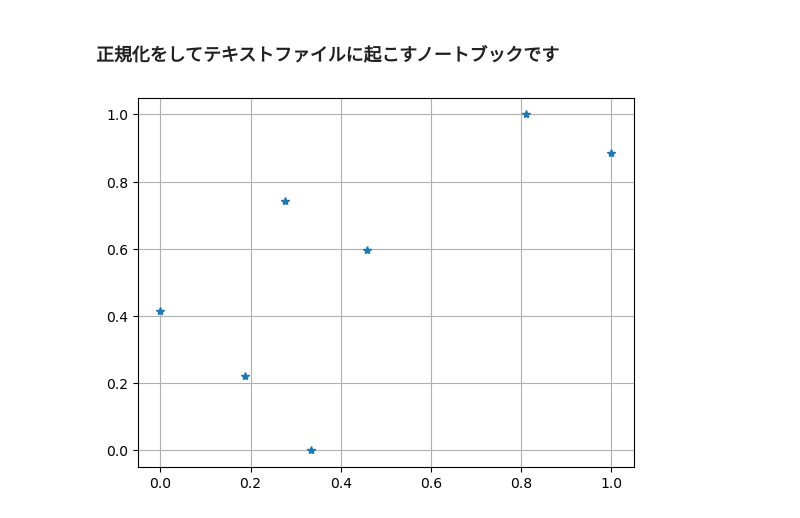
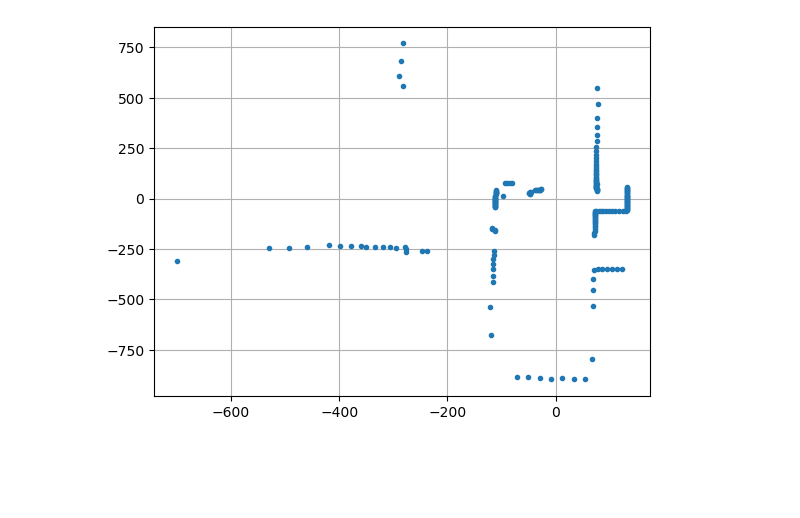
Before and after one commit to kiyotchitala/ipynb_pointnet, a Jupyter notebook: normalize.ipynb, the cells around one changed output. Cells and saved outputs as stored; diff of their text form; code cells hidden in the pictures; blank space fills up the shorter version.

```diff
--- a/normalize.ipynb
+++ b/normalize.ipynb
@@ -1,20 +1,18 @@
-# %% [markdown]
-### 正規化をしてテキストファイルに起こすノートブックです
 # %%
 from self_pack import plot_points
 from matplotlib import pyplot as plt
 path = r'C:\Users\wtana\Desktop\LiDAR_cm\lidar_txt_files\wall_1.txt'
 #plotの範囲を全部にするならxmin and xmax に-1
 #normalizeするなら1
 #しないなら0
-x,y,no = normalize_points(path,xmin=-200,xmax=0,ymin=-500,ymax=-250,normalize=1)
+x,y,no = plot_points.normalize_points(path,xmin=-1,xmax=-1,ymin=-500,ymax=-250,normalize=0)
 #x,y,no = normalize_points(path,xmin=-1,xmax=-1,ymin=0,ymax=500,normalize=0)
-plt.plot(x[6],y[6],linestyle='',marker='*')
+plt.plot(x[6],y[6],linestyle='',marker='.')
 plt.grid('TRUE')
 #plt.xlim(-120,0)
 #plt.savefig('../md_matome/images/tree_right_normalize.png')
 # %% [output]
-[figure, old version]
+[figure, new version]
 # %%
 s = ''
 for i in range(len(x)):
```
Also changed, not shown: parts of 5 cells of this notebook, 3 other files.
